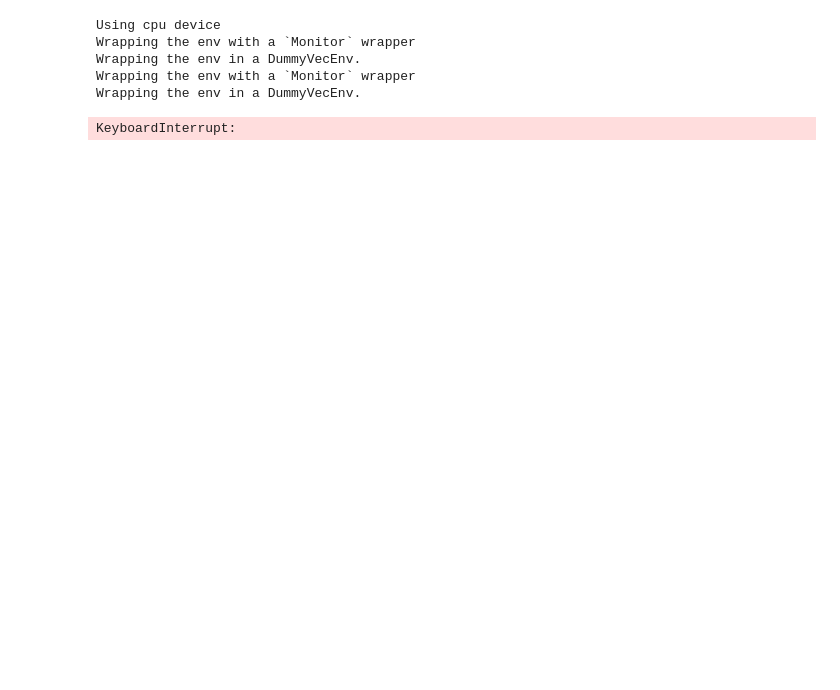
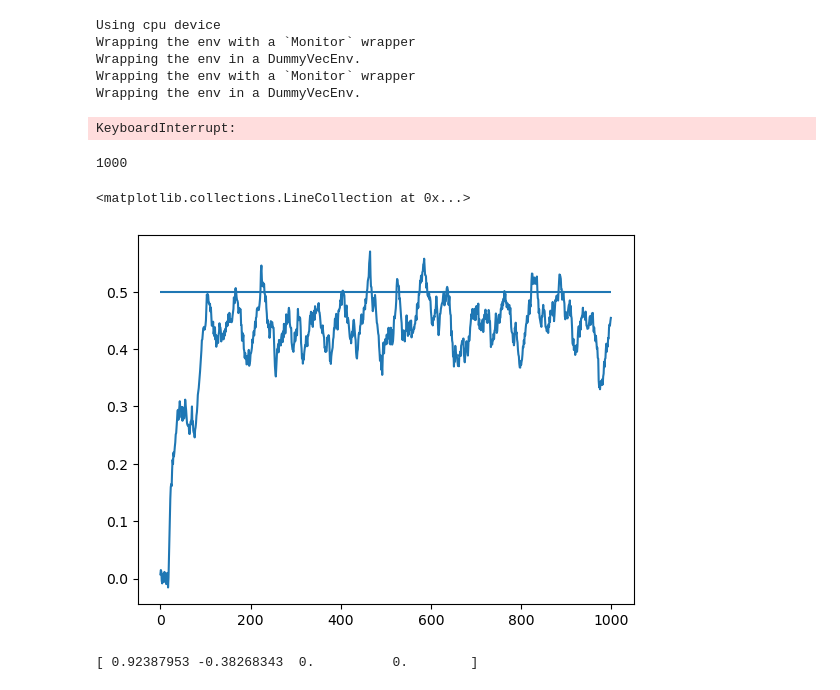
Before and after one commit to LegoYoda112/slider_state_estimation, a Jupyter notebook: dev/sim/testing.ipynb, the cells around one changed output. Drawn from its saved outputs; the diff is of its cells as text; code cells hidden in the pictures; blank space fills up the shorter version.

Commit message:
Updated IMU firmware and velocity estimation
#3 #2 #1

```diff
--- a/dev/sim/testing.ipynb
+++ b/dev/sim/testing.ipynb
@@ -252,6 +265,11 @@ import numpy as np
 
 from stable_baselines3 import PPO
 
+import matplotlib
+from matplotlib import pyplot as plt
+
+import copy
+
 env = SliderEnv()
 
 model = PPO("MlpPolicy", env, verbose=1, learning_rate = 0.0005,
@@ -260,23 +278,26 @@ model = PPO("MlpPolicy", env, verbose=1, learning_rate = 0.0005,
 timesteps = 100_000
 total_timesteps = 0
 
-trial_name = "forward-36"
+trial_name = "weaker-pid-step-time-0-6"
 model_save_path = "./trained_models/" + trial_name
 
-
-model =  PPO.load(model_save_path + "/model-41", env=env)
+model =  PPO.load(model_save_path + "/model-20", env=env)
 
 forward = False
 
 speed = 1.0
 
+env.step_time = 0.6
+env.sim_steps = 10
+
+force_data = []
+vel_data = []
 
 while True:
       # Reset enviroment
       obs = env.reset()
-
       # Render things
-      for i in range(10000):
+      for i in range(2000):
 
             action, _state = model.predict(obs, deterministic=True)
 
@@ -288,6 +309,12 @@ while True:
 
             base_link_main.set_position(plant_context, ground_truth_position)
 
+            obs = obs + np.random.randn(obs.shape[0]) * 0.001
+
+            ## print([obs[1], obs[2], obs[3]])
+            vel_data.append(obs[1])
+            obs[1:4] = velocity_estimate
+            obs[0] = 0.5
 
             quat = np.array([obs[10] * 1.1,
                              obs[11] * 1.1,
@@ -312,11 +339,17 @@ while True:
                   obs[28],
             ])
 
+            obs = obs + np.random.randn(obs.shape[0]) * 0.01
+
             calculate_rel_robot_position(base_link_main.get_quaternion(plant_context), get_q_main())
+            diagram.ForcedPublish(diagram_context)
+
+            force_data.append(copy.copy(env.data.sensor("left-foot-touch").data))
 
 
-            diagram.ForcedPublish(diagram_context)
-            time.sleep(0.02)
+            time.sleep(0.015)
+
+      break
 # %% [output]
 Using cpu device
 Wrapping the env with a `Monitor` wrapper
@@ -326,3 +359,37 @@ Wrapping the env in a DummyVecEnv.
 KeyboardInterrupt:
 # %%
 env.close()
+# %%
+print(len(vel_data))
+plt.plot(vel_data)
+plt.hlines([0.5], 0, 1000)
+# %% [output]
+1000
+<matplotlib.collections.LineCollection at 0x...>
+[figure, added]
+# %%
+from pydrake.common.eigen_geometry import Quaternion
+import numpy as np
+
+def normalize(w,x,y,z):
+        quat = np.array([w,x,y,z])
+        return quat/np.linalg.norm(quat)
+
+v1 = np.array([0, 0, 1])
+v2 = np.array([0, 1, 1])
+
+v_cross = np.array([v1[1] * v2[2] - v1[2] * v2[1],
+                   v1[2] * v2[0] - v1[0] * v2[2],
+                   v1[0] * v2[1] - v1[1] * v2[0]])
+# v_cross = np.cross(v1, v2)
+
+quat = np.zeros(4)
+
+quat[0] = (np.linalg.norm(v1) * np.linalg.norm(v2)) + v1.dot(v2)
+quat[1:4] = v_cross
+
+quat = quat/np.linalg.norm(quat)
+
+print(quat)
+# %% [output]
+[ 0.92387953 -0.38268343  0.          0.        ]
```
Also changed, not shown: parts of 5 cells of this notebook, 4 other files.
